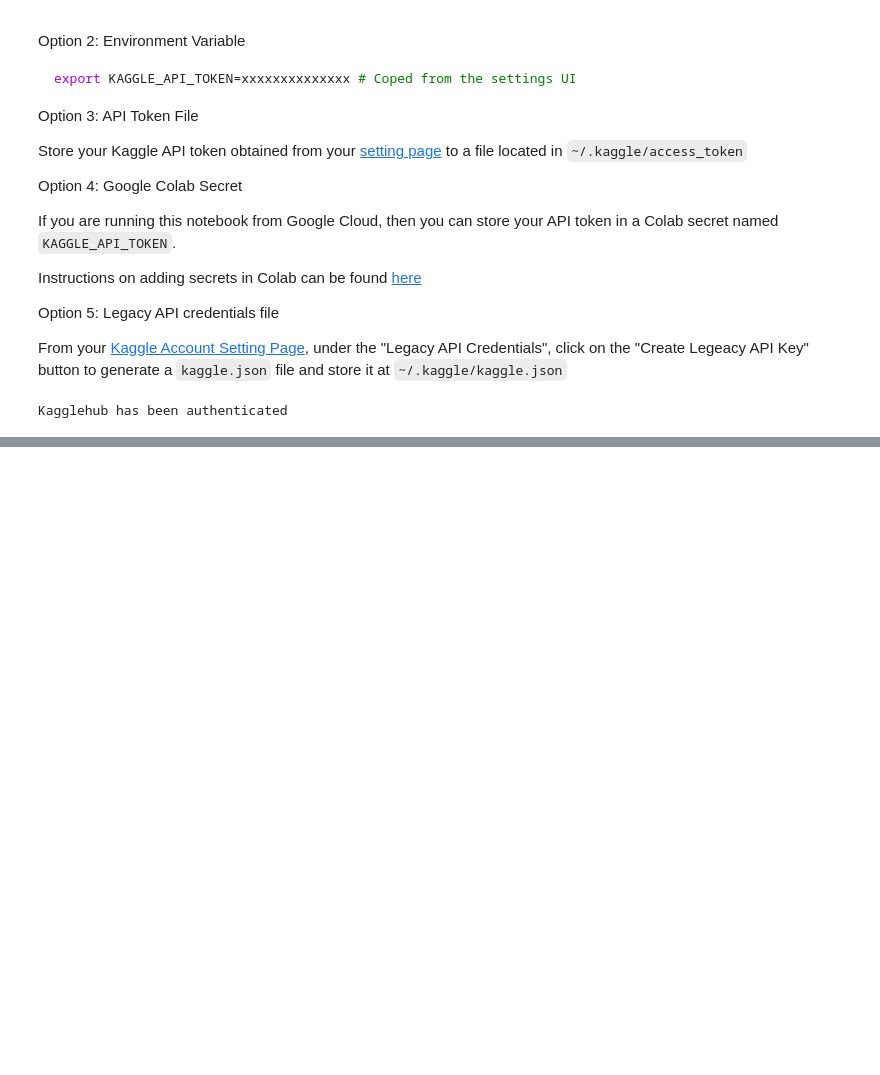
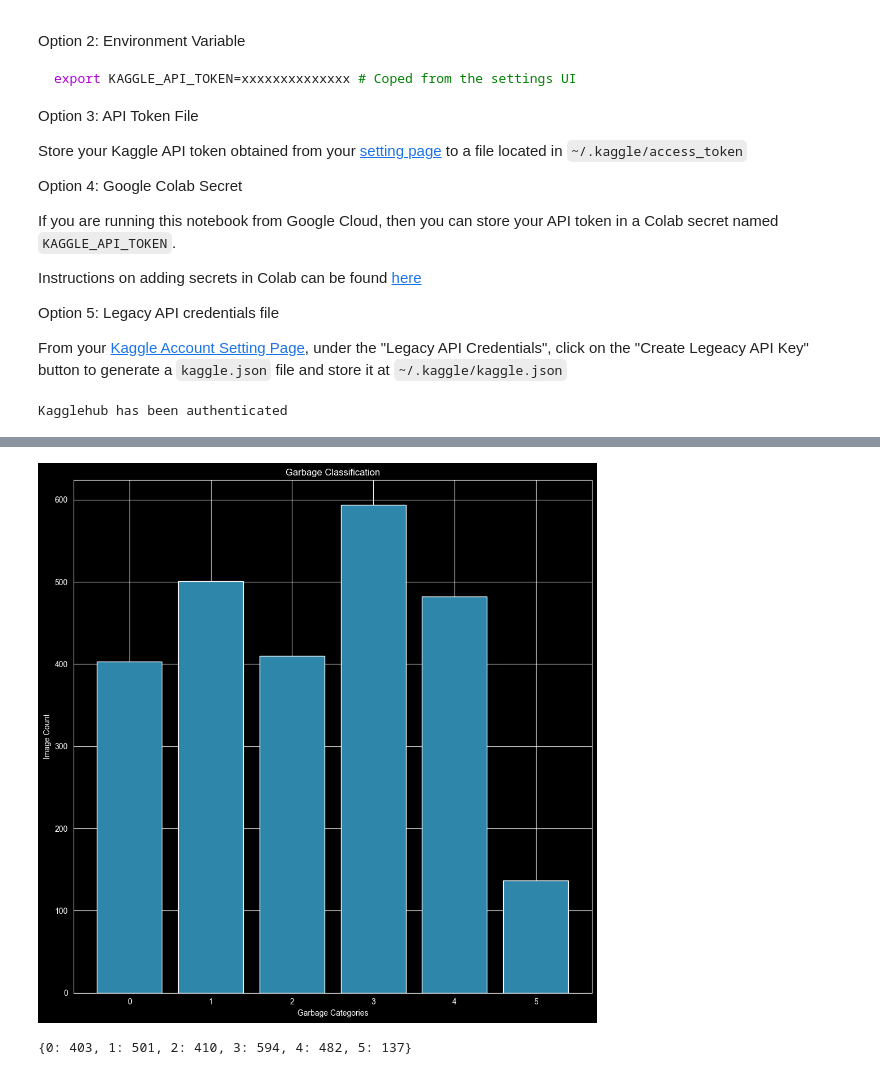
Before and after one commit to i-putu-mahendra-wijaya/vit_202603_garbage_classification, a Jupyter notebook: garbage_classification.ipynb, the cells around one changed output, grey strips where cells are left out. Drawn from its saved outputs; the diff is of its cells as text; code cells hidden in the pictures; blank space fills up the shorter version.

```diff
--- a/garbage_classification.ipynb
+++ b/garbage_classification.ipynb
@@ -152,0 +293,47 @@ Kagglehub has been authenticated
+# %%
+## Visualize Distribution of Labels
+
+from collections import Counter
+
+from matplotlib import pyplot as plt
+
+def viz_label_distribution(
+       labeled_garbages: ClassLabel,
+) -> Dict[int, int]:
+
+    label_counter: Counter = Counter(
+        each_dict["categ_int"]
+        for each_dict in labeled_garbages
+    )
+
+    label_counts: Dict[int, int] = dict(sorted(label_counter.items()))
+
+    color: Dict[str, str] = {
+        "categories" : "#2E86AB"
+    }
+
+    fig, ax = plt.subplots(
+        figsize=(10, 10),
+    )
+
+    ax.bar(
+        x = label_counts.keys()
+        , height = list(label_counts.values())
+        , color = color["categories"]
+    )
+
+    ax.set_title("Garbage Classification")
+    ax.set_xlabel("Garbage Categories")
+    ax.set_ylabel("Image Count")
+
+    plt.tight_layout()
+    plt.show()
+
+    return label_counts
+# %%
+viz_label_distribution(
+    labeled_garbages = labeled_garbages
+)
+# %% [output]
+[figure, added]
+{0: 403, 1: 501, 2: 410, 3: 594, 4: 482, 5: 137}
```
Also changed, not shown: parts of 45 cells of this notebook, 5 other files.
